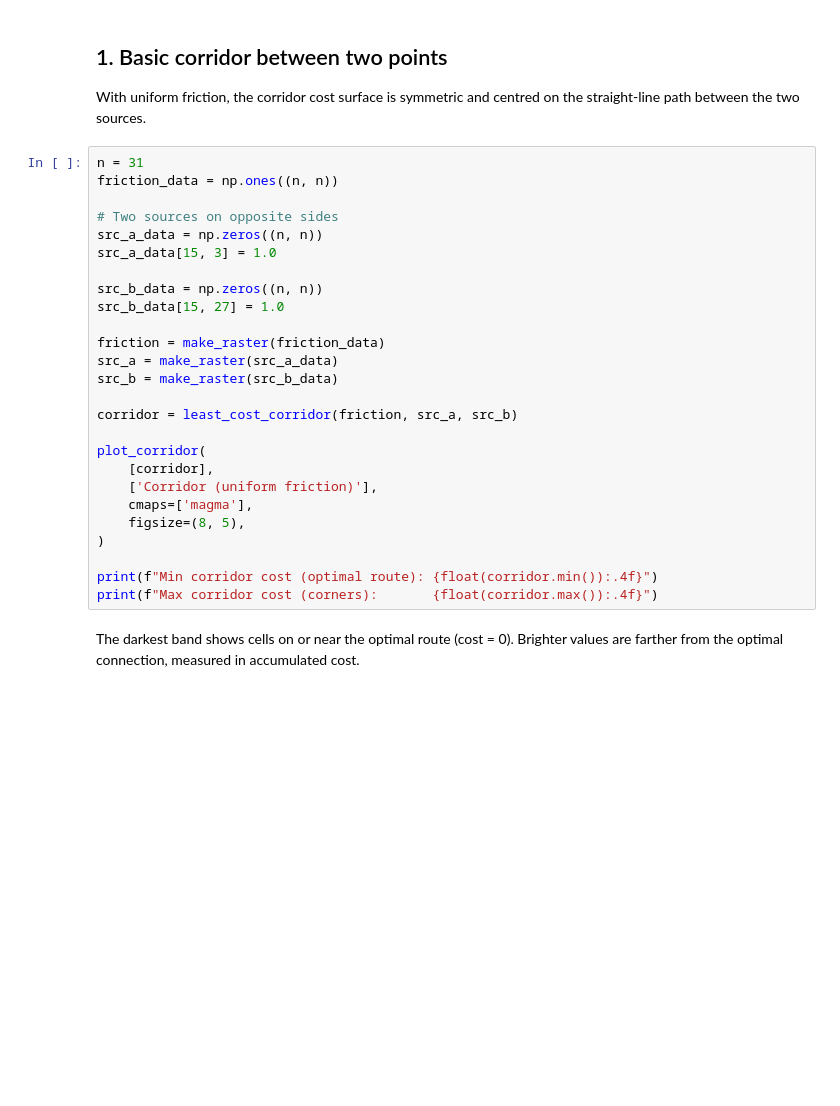
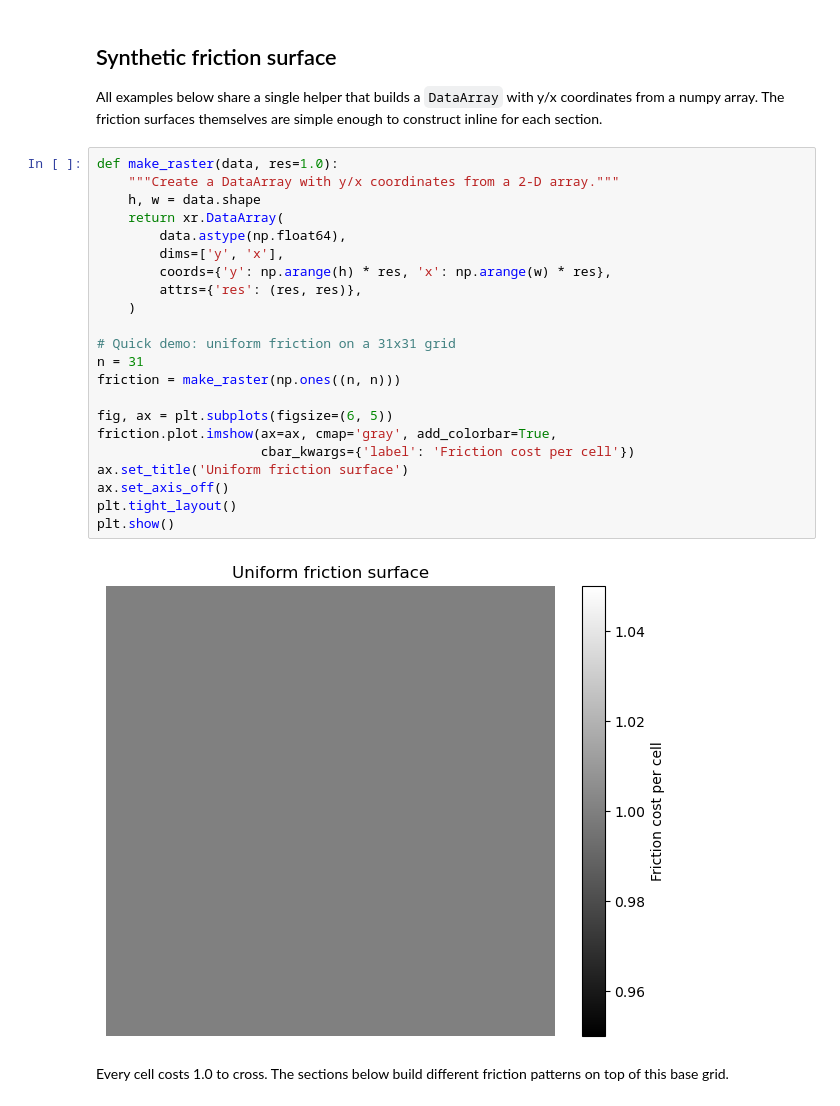
Before and after one commit to makepath/xarray-spatial, a Jupyter notebook: examples/user_guide/22_Corridor_Analysis.ipynb, the cells around one changed output. Cells and saved outputs as stored; diff of their text form; blank space fills up the shorter version.

```diff
--- a/examples/user_guide/22_Corridor_Analysis.ipynb
+++ b/examples/user_guide/22_Corridor_Analysis.ipynb
@@ -68,33 +31,31 @@ def plot_corridor(arrays, titles, cmaps=None, figsize=None):
 # %% [markdown]
-## 1. Basic corridor between two points
+## Synthetic friction surface
 
-With uniform friction, the corridor cost surface is symmetric and centred on the straight-line path between the two sources.
+All examples below share a single helper that builds a `DataArray` with y/x coordinates from a numpy array. The friction surfaces themselves are simple enough to construct inline for each section.
 # %%
+def make_raster(data, res=1.0):
+    """Create a DataArray with y/x coordinates from a 2-D array."""
+    h, w = data.shape
+    return xr.DataArray(
+        data.astype(np.float64),
+        dims=['y', 'x'],
+        coords={'y': np.arange(h) * res, 'x': np.arange(w) * res},
+        attrs={'res': (res, res)},
+    )
+
+# Quick demo: uniform friction on a 31x31 grid
 n = 31
-friction_data = np.ones((n, n))
+friction = make_raster(np.ones((n, n)))
 
-# Two sources on opposite sides
-src_a_data = np.zeros((n, n))
-src_a_data[15, 3] = 1.0
-
-src_b_data = np.zeros((n, n))
-src_b_data[15, 27] = 1.0
-
-friction = make_raster(friction_data)
-src_a = make_raster(src_a_data)
-src_b = make_raster(src_b_data)
-
-corridor = least_cost_corridor(friction, src_a, src_b)
-
-plot_corridor(
-    [corridor],
-    ['Corridor (uniform friction)'],
-    cmaps=['magma'],
-    figsize=(8, 5),
-)
-
-print(f"Min corridor cost (optimal route): {float(corridor.min()):.4f}")
-print(f"Max corridor cost (corners):       {float(corridor.max()):.4f}")
+fig, ax = plt.subplots(figsize=(6, 5))
+friction.plot.imshow(ax=ax, cmap='gray', add_colorbar=True,
+                     cbar_kwargs={'label': 'Friction cost per cell'})
+ax.set_title('Uniform friction surface')
+ax.set_axis_off()
+plt.tight_layout()
+plt.show()
+# %% [output]
+[figure, added]
 # %% [markdown]
-The darkest band shows cells on or near the optimal route (cost = 0). Brighter values are farther from the optimal connection, measured in accumulated cost.
+Every cell costs 1.0 to cross. The sections below build different friction patterns on top of this base grid.
 # %% [markdown]
```
Also changed, not shown: parts of 27 cells of this notebook, 1 other file.
